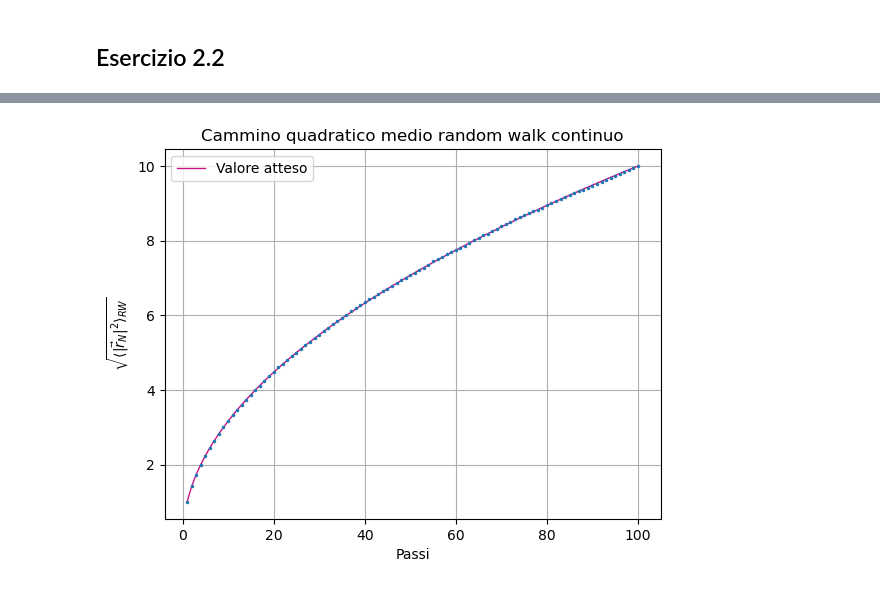
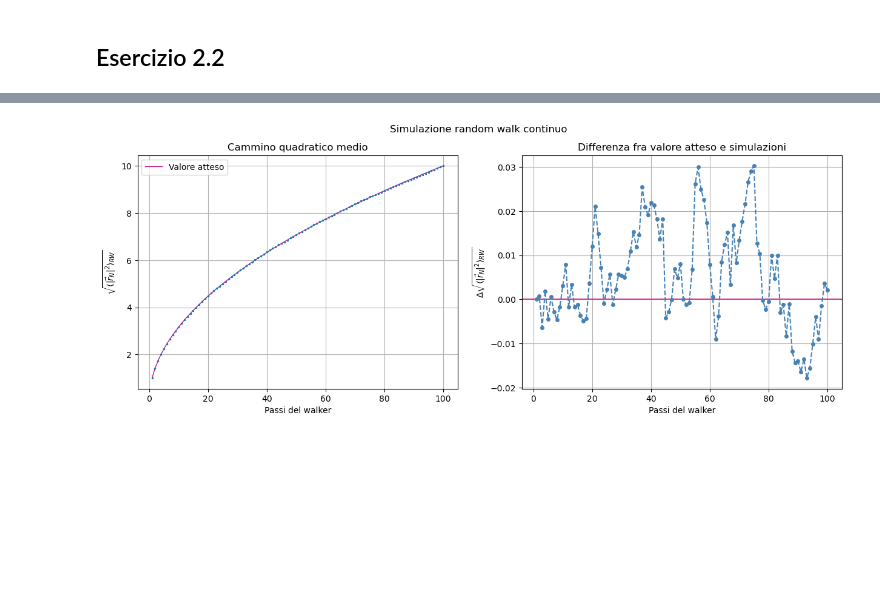
Before and after one commit to angela-bonato/LaboratorioSimulazioneNumerica, a Jupyter notebook: Esercitazione2/Esercitazione2.ipynb, the cells around one changed output, grey strips where cells are left out. Saved outputs shown, nothing was run; the diff lists cells and outputs as text; code cells hidden in the pictures; blank space fills up the shorter version.

```diff
--- a/Esercitazione2/Esercitazione2.ipynb
+++ b/Esercitazione2/Esercitazione2.ipynb
@@ -105,15 +114,24 @@ plt.show()
 # %%
 crwy, cerrorbars=np.loadtxt("continuumrw.dat", delimiter=" ", usecols=(0, 1),  unpack="true")  #vettore con le ordinate del plot
 
-plt.errorbar(rwx, crwy, yerr=cerrorbars, fmt='o', linestyle='', elinewidth=0.5, ecolor="steelblue", markersize=1.5)
-plt.plot(rwx, np.sqrt(rwx), linewidth=1, color="mediumvioletred", label="Valore atteso")
-plt.xlabel("Passi")
-plt.ylabel(r"$\sqrt{\langle |\vec{r}_N|^2 \rangle_{RW}}$")
-plt.title("Cammino quadratico medio random walk continuo")
-plt.grid(True)
-plt.legend()
+cfig ,(cplt1, cplt2) = plt.subplots(1, 2, figsize=(15, 5))
+
+cplt1.errorbar(rwx, crwy, yerr=cerrorbars, fmt='o', linestyle='', elinewidth=0.5, ecolor="steelblue", markersize=1.5)
+cplt1.plot(rwx, np.sqrt(rwx), linewidth=1, color="mediumvioletred", label="Valore atteso")
+cplt1.set_xlabel("Passi del walker")
+cplt1.set_ylabel(r"$\sqrt{\langle |\vec{r}_N|^2 \rangle_{RW}}$")
+cplt1.set_title("Cammino quadratico medio")
+cplt1.grid(True)
+cplt1.legend()
+
+cplt2.errorbar(rwx, crwy-np.sqrt(rwx), yerr=cerrorbars, fmt='o', linestyle='--', elinewidth=1.2, color="steelblue", ecolor="steelblue", markersize=4)
+cplt2.axhline(y=0, color="mediumvioletred", alpha=0.8)
+cplt2.set_xlabel("Passi del walker")
+cplt2.set_ylabel(r"$\Delta \sqrt{\langle |\vec{r}_N|^2 \rangle_{RW}}$")
+cplt2.set_title("Differenza fra valore atteso e simulazioni")
+cplt2.grid(True)
+
+cfig.suptitle("Simulazione random walk continuo")
 plt.show()
-
-#faai un plot per far vedere gli errori
 # %% [output]
-[figure, old version]
+[figure, new version]
```
Also changed, not shown: parts of 2 cells of this notebook, 31 other files.
